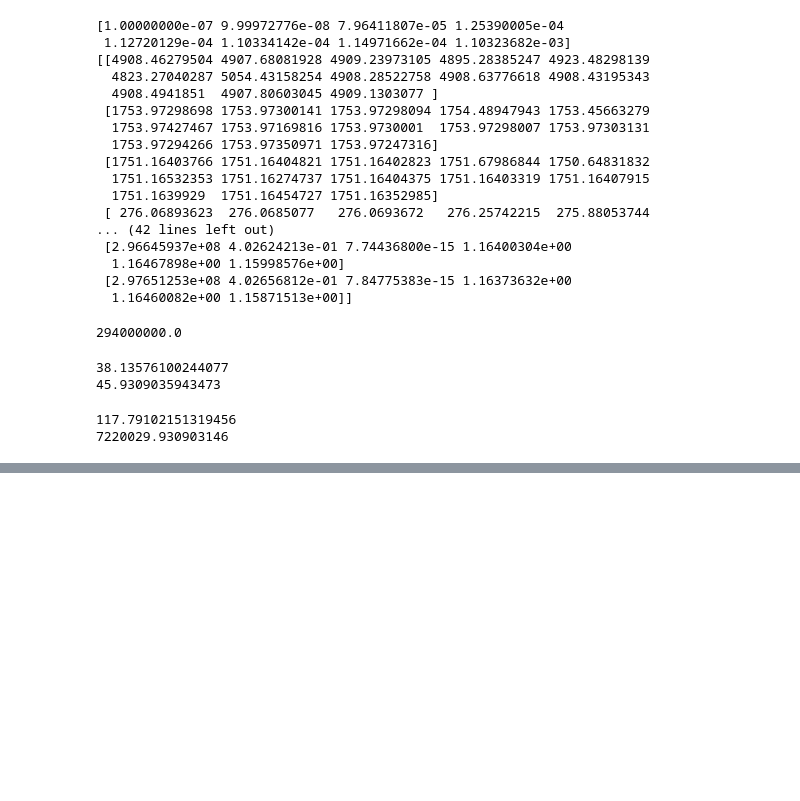
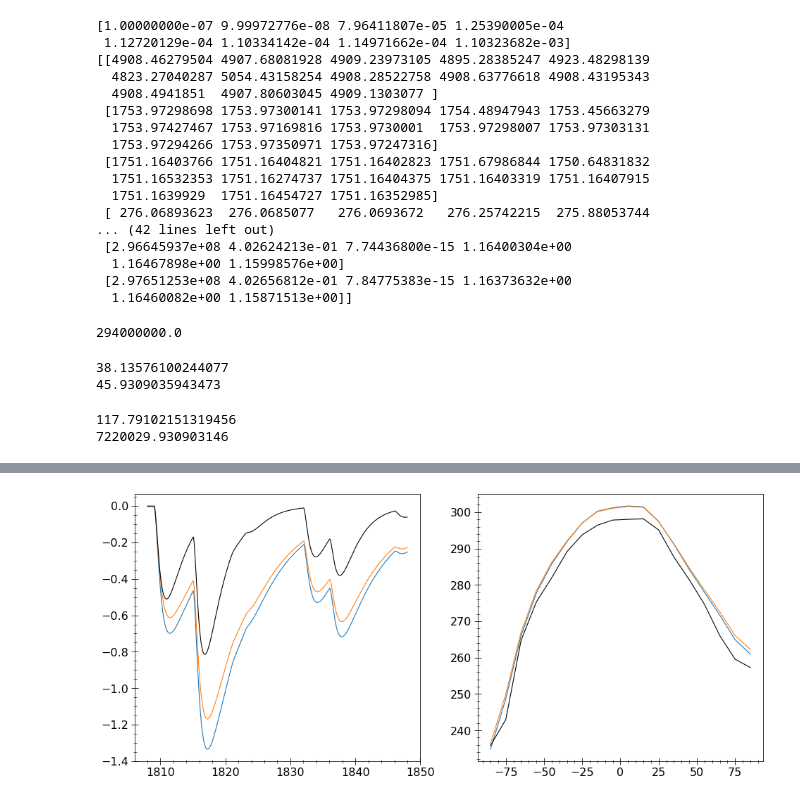
Before and after one commit to BenniSchmiedel/Low-dimensional-EBMs, a Jupyter notebook: Development_OptimizationCoupledTarget.ipynb, the cells around one changed output, grey strips where cells are left out. Saved outputs shown, nothing was run; the diff lists cells and outputs as text; code cells hidden in the pictures; blank space fills up the shorter version.

Commit message:
optimization change

```diff
--- a/Development_OptimizationCoupledTarget.ipynb
+++ b/Development_OptimizationCoupledTarget.ipynb
@@ -215,8 +215,9 @@ def add_parameters(config,P_config,labels):
 labels=[['eqparam','c_ao'],['func1','m'],['func1','gamma'],['func2','factor_oc'],['func2','factor_kwv'],['func2','factor_kair']]
 #P0=np.array([70*4.2e6,230,2.5])
 P0=np.array([50*4.2e6,0.5,1.9e-15,1.165,1.165,1.165])
-Pmin=np.array([0.5*10*4.2e6,0.4,1e-15,0.9,0.9,0.9])
-Pmax=np.array([200*4.2e6,0.55,9e-15,1.3,1.3,1.3])
+Pmin=np.array([0.5*10*4.2e6,0.4,0.6e-15,0.9,0.9,0.9])
+Pmax=np.array([200*4.2e6,0.6,5e-15,1.2,1.2,1.2])
+#P_pert_ralative=[1/10000,1/10000,1/10000,1/10000,1/10000,1/10000]
 P_pert=(Pmax-Pmin)/10000
 #Pmin=np.array([20*4.2e6,190,1.7])
 #Pmax=np.array([120*4.2e6,250,3.3])
@@ -228,7 +229,7 @@ target={'GMT':EVA_GMT_1808_1858,'ZMT':ZMT_10}
 targetfunction='LeastSquare'
 ratio_ZMT_GMT=0.33
 num_params=6
-gamma0=1e-9
+gamma0=1e-8
 setup={'number_of_parameters': num_params, 'number_of_cycles': 1, 'number_of_parallels': int(num_params*2+1)}
 control=True
 
@@ -347,3 +348,24 @@ print(np.sqrt(np.dot(dF[0],dF[0])))
 # %% [output]
 117.79102151319456
 7220029.930903146
+# %%
+#setup={'number_of_parameters': num_params, 'number_of_cycles': 1, 'number_of_parallels': int(num_params*2+1)}
+labels=[['eqparam','c_ao'],['func1','m'],['func1','gamma'],['func2','factor_oc'],['func2','factor_kwv'],['func2','factor_kair']]
+P=[3.02794273e+08, 4.80868504e-01, 2.47299528e-15, 1.16506701e+00,
+ 1.16500290e+00, 1.16499030e+00]
+#P1=[2.10056979e+08, 5.00042362e-01, 2.01124229e-15, 1.16500050e+00,1.16500009e+00, 1.16500191e+00]
+config_CTRL=importer('Dev_Data/Optimization/Volcanic_Sellers_CTRL.ini')
+variable_importer(config_CTRL,initialZMT=True,parallel=False)
+config_CTRL,ParasCTRL=add_sellersparameters(config_CTRL,\
+                                        parameterinterpolatorstepwise,'SellersParameterization.ini',2,0,True,True)
+config_CTRL=add_parameters(config_CTRL,P,labels)
+data_CTRL=rk4alg(model_equation,config_CTRL['eqparam'],config_CTRL['funccomp'],progressbar=True)
+ZMT,GMT=data_CTRL[1][-1],data_CTRL[2][-1]
+
+config_base=importer('Dev_Data/Optimization/Volcanic_Sellers.ini')
+variable_importer(config_base,initialZMT=False)
+config_base,ParasCTRL=add_sellersparameters(config_base,\
+                                    parameterinterpolatorstepwise,'SellersParameterization.ini',2,0,True,True)
+config=add_parameters(config_base,P,labels)
+Vars.T,Vars.T_global=ZMT,GMT
+data1=rk4alg(model_equation,config['eqparam'],config['funccomp'],progressbar=True)
@@ -349,0 +379,14 @@ print(np.sqrt(np.dot(dF[0],dF[0])))
+# %%
+fig,ax=plt.subplots(1,2,figsize=(16,7))
+ax[0].plot(data[0]/constants.time_sec_year,data[2]-data[2][0])
+ax[0].plot(data1[0]/constants.time_sec_year,data1[2]-data1[2][0])
+ax[0].plot(Year_volc_1808_1858,EVA_GMT_1808_1858,c='k')
+
+elevation=-0.0065*np.array(ParasCTRL[1][1])
+ax[1].plot(Vars.Lat,data[1][0]+elevation)
+ax[1].plot(Vars.Lat,data1[1][0]+elevation)
+ax[1].plot(Lat_10,ZMT_10,c='k')
+
+plt.savefig('Coupled_Optimization.eps',format='EPS')
+# %% [output]
+[figure, added]
```
Also changed, not shown: parts of 4 cells of this notebook, 2 other files.
